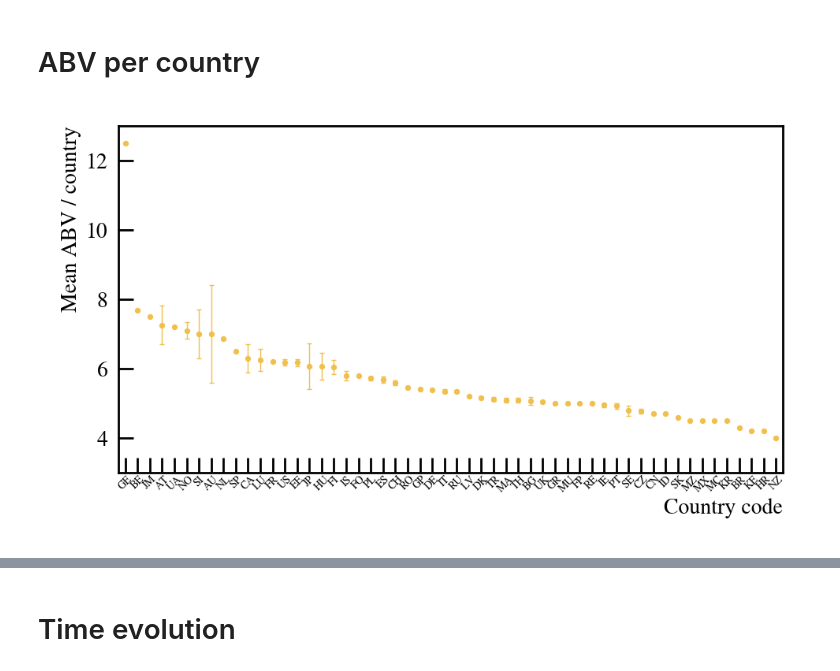
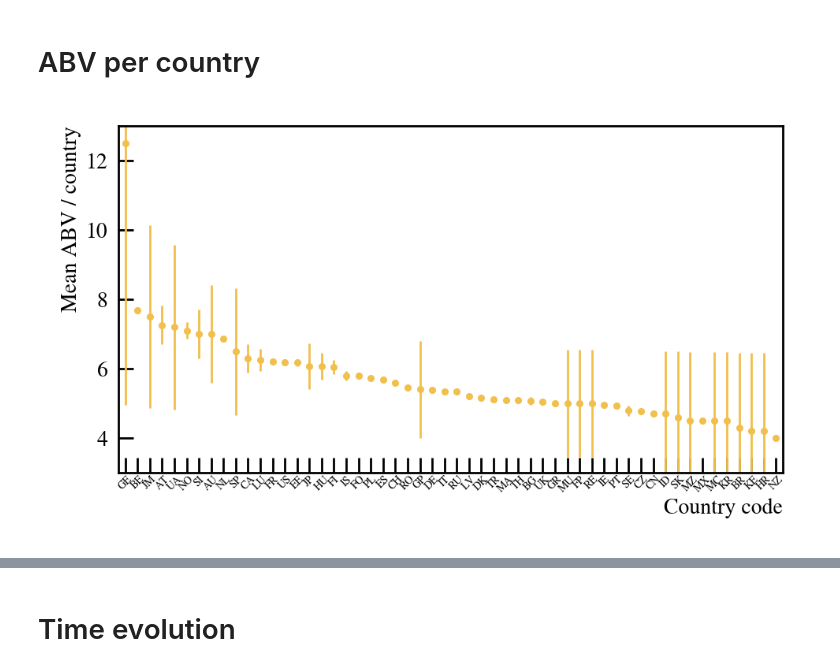
Before and after one commit to RDMoise/many-beers, a Jupyter notebook: studyBeers.ipynb, the cells around one changed output, grey strips where cells are left out. Drawn from its saved outputs; the diff is of its cells as text; code cells hidden in the pictures.

Commit message:
credible intervals for country mean ABV of one entry

```diff
--- a/studyBeers.ipynb
+++ b/studyBeers.ipynb
@@ -236,12 +237,15 @@ plotOrderedLegend(list(range(len(ps))), ps, ls, loc='upper left', fontsize=16, k
 # %% [markdown]
 # Histogram of ABVs
 # %%
-hABV = np.histogram(df.ABV, np.linspace(0,17,18))
+abv = df.ABV.dropna()
+hABV = np.histogram(abv, np.linspace(0,17,35))
+kdeABV = stats.gaussian_kde(abv, bw_method=.125)
+
 fig, ax = plt.subplots(figsize=(16*.6,9*.6))
 plt.tight_layout()
 plt.margins(x=0)
-histplot(hABV, color='#f1bf4b', histtype="fill", alpha=.5)
-histplot(hABV, color='#f1bf4b', histtype="step")
+plotBorderedHist(hABV, [], [], clr.beeryellow, .4)
+plt.plot(np.linspace(0,17,341), .5*len(abv)*kdeABV(np.linspace(0,17,341)), clr.beerbrown)
 plt.xlabel('ABV [%]')
 plt.ylabel("Beers / 1%")
 applyUniformFont(ax,24)
@@ -252,0 +257,10 @@ plt.show()
+# %%
+# credible interval from KDE
+x0 = 5
+def CISymmetric(_, x): return kdeABV.integrate_box(x0-x, x0+x) - .6827
+
+m = Minuit(LeastSquares([0], [0], 1e-5, CISymmetric), x=1)
+result = m.migrad()
+dx = result.params['x'].value
+result
+# np.median(abv)
@@ -278,25 +303,34 @@ plt.show()
 # %%
 dGrp = df.groupby("Country")
 means = dGrp.ABV.mean()
 eoms = dGrp.ABV.std() / dGrp.ABV.count()
 dh = pd.concat([means,eoms], keys=['MeanABV','ErrorOnABV'], axis=1)
 dh = dh.sort_values('MeanABV',ascending=False)
+
+# where there's only one entry, use the KDE to set a 68% credible interval as uncertainty
+for _, row in dh.iterrows():
+    if np.isnan(row.ErrorOnABV):
+        def CISymmetric(_, x): return kdeABV.integrate_box(row.MeanABV-x, row.MeanABV+x) - .6827
+        m = Minuit(LeastSquares([0], [0], 1e-5, CISymmetric), x=1)
+        result = m.migrad()
+        row.ErrorOnABV = result.params['x'].value
+
 fig, ax = plt.subplots(figsize=(16*.6,9*.6))
 plt.tight_layout()
 plt.margins(x=0.01)
-plt.errorbar(.5*(bins[1:]+bins[:-1]), dh.MeanABV, dh.ErrorOnABV, False, ls='', marker='.', markersize=7.5, elinewidth=1, capthick=1, capsize=2.5, color='#f1bf4b')
+plt.errorbar(.5*(bins[1:]+bins[:-1]), dh.MeanABV, dh.ErrorOnABV, False, ls='', marker='.', markersize=10, elinewidth=2, capsize=0, color='#f1bf4b')
 ax.set_xticks(.5*(bins[1:]+bins[:-1]))
 ax.minorticks_off()
 plt.xlabel('Country code')
 plt.ylabel("Mean ABV / country")
 applyUniformFont(ax,20)
 ax.set_xticklabels(dh.index, fontsize=10, rotation=45)
 ax.set_ylim([3,13])
 plt.tick_params(axis='x', pad=1)
 plt.tick_params(axis='both', top=False,right=False)
 plt.show()
 # %% [output]
-[figure, old version]
+[figure, new version]
 # %%
 dh
 # %% [output]
```
Also changed, not shown: parts of 4 cells of this notebook.
